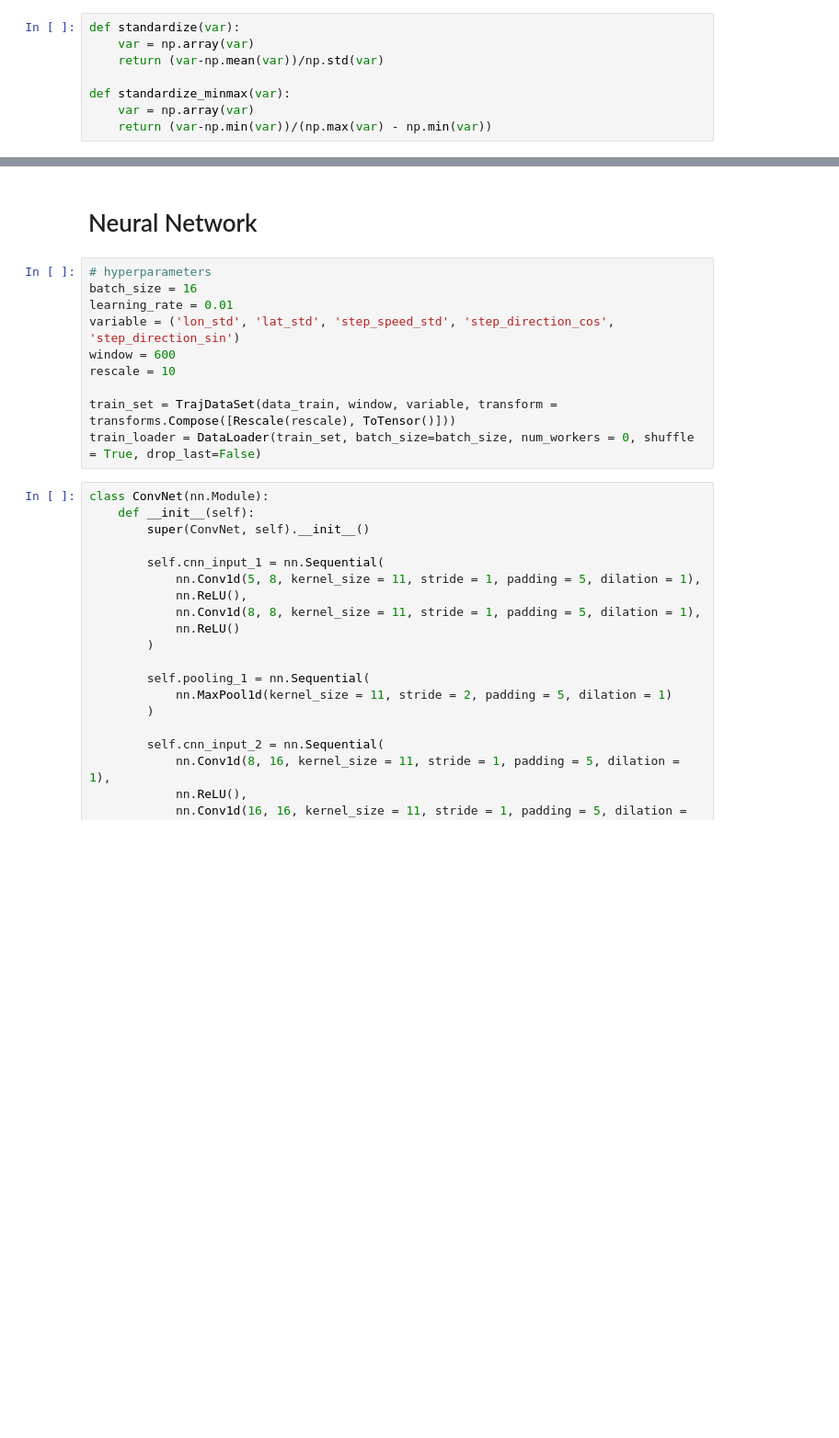
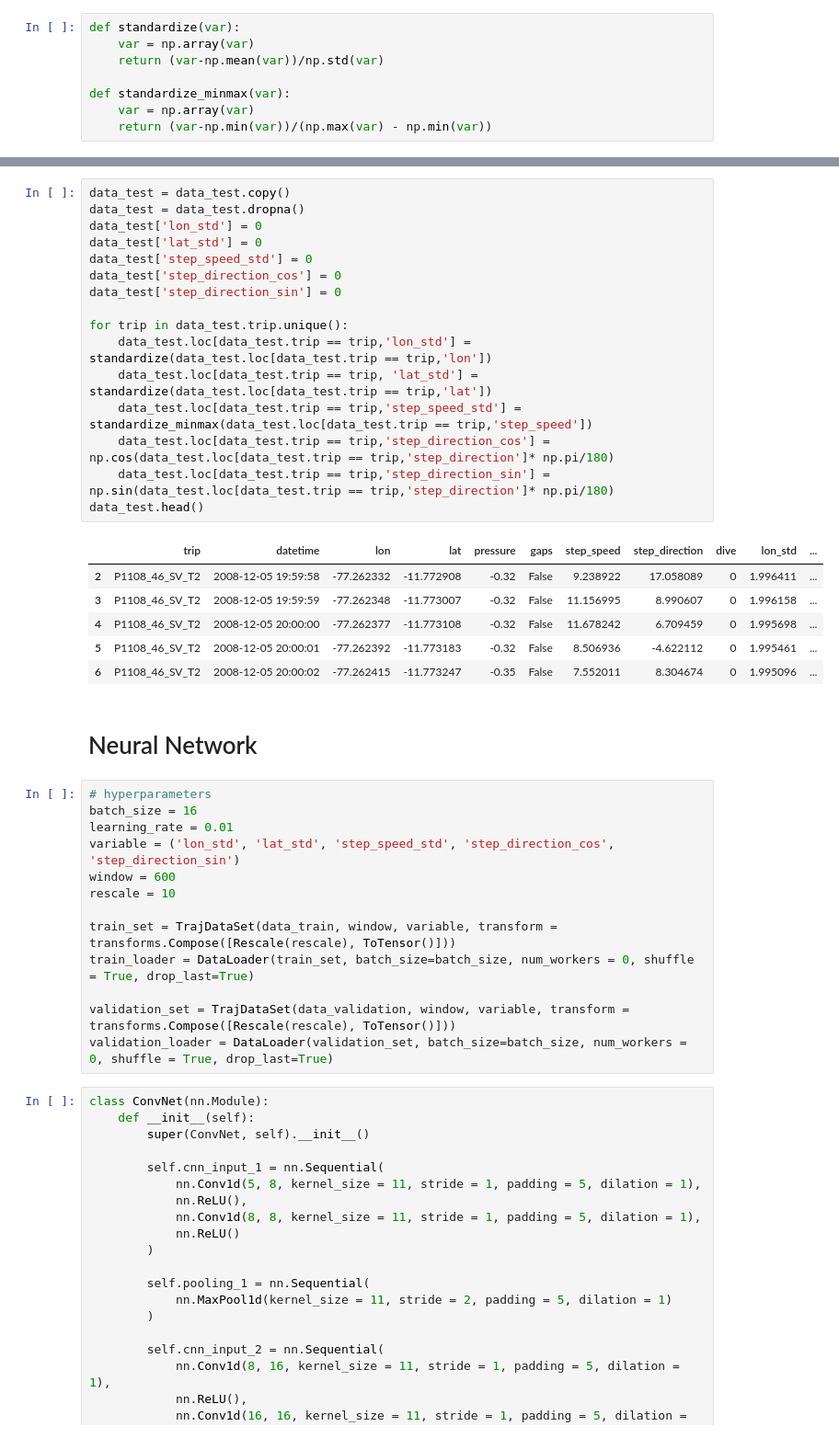
Before and after one commit to AmedeeRoy/BirdDL, a Jupyter notebook: dive_prediction_time_series_deep_network.ipynb, the cells around one changed output, grey strips where cells are left out. Shown at 92% size. Drawn from its saved outputs; the diff is of its cells as text; blank space fills up the shorter version.

```diff
--- a/dive_prediction_time_series_deep_network.ipynb
+++ b/dive_prediction_time_series_deep_network.ipynb
@@ -72,3 +95,26 @@ data_train.head()
+# %%
+data_test = data_test.copy()
+data_test = data_test.dropna()
+data_test['lon_std'] = 0
+data_test['lat_std'] = 0
+data_test['step_speed_std'] = 0
+data_test['step_direction_cos'] = 0
+data_test['step_direction_sin'] = 0
+
+for trip in data_test.trip.unique():
+    data_test.loc[data_test.trip == trip,'lon_std'] = standardize(data_test.loc[data_test.trip == trip,'lon'])
+    data_test.loc[data_test.trip == trip, 'lat_std'] = standardize(data_test.loc[data_test.trip == trip,'lat'])
+    data_test.loc[data_test.trip == trip,'step_speed_std'] = standardize_minmax(data_test.loc[data_test.trip == trip,'step_speed'])
+    data_test.loc[data_test.trip == trip,'step_direction_cos'] = np.cos(data_test.loc[data_test.trip == trip,'step_direction']* np.pi/180)
+    data_test.loc[data_test.trip == trip,'step_direction_sin'] = np.sin(data_test.loc[data_test.trip == trip,'step_direction']* np.pi/180)
+data_test.head()
+# %% [output]
+|  | trip | datetime | lon | lat | pressure | gaps | step_speed | step_direction | dive | lon_std | ... |
+| 2 | P1108_46_SV_T2 | 2008-12-05 19:59:58 | -77.262332 | -11.772908 | -0.32 | False | 9.238922 | 17.058089 | 0 | 1.996411 | ... |
+| 3 | P1108_46_SV_T2 | 2008-12-05 19:59:59 | -77.262348 | -11.773007 | -0.32 | False | 11.156995 | 8.990607 | 0 | 1.996158 | ... |
+| 4 | P1108_46_SV_T2 | 2008-12-05 20:00:00 | -77.262377 | -11.773108 | -0.32 | False | 11.678242 | 6.709459 | 0 | 1.995698 | ... |
+| 5 | P1108_46_SV_T2 | 2008-12-05 20:00:01 | -77.262392 | -11.773183 | -0.32 | False | 8.506936 | -4.622112 | 0 | 1.995461 | ... |
+| 6 | P1108_46_SV_T2 | 2008-12-05 20:00:02 | -77.262415 | -11.773247 | -0.35 | False | 7.552011 | 8.304674 | 0 | 1.995096 | ... |
 # %% [markdown]
 # Neural Network
 # %%
@@ -80,7 +126,10 @@ window = 600
 rescale = 10
 
 train_set = TrajDataSet(data_train, window, variable, transform = transforms.Compose([Rescale(rescale), ToTensor()]))
-train_loader = DataLoader(train_set, batch_size=batch_size, num_workers = 0, shuffle = True, drop_last=False)
+train_loader = DataLoader(train_set, batch_size=batch_size, num_workers = 0, shuffle = True, drop_last=True)
+
+validation_set = TrajDataSet(data_validation, window, variable, transform = transforms.Compose([Rescale(rescale), ToTensor()]))
+validation_loader = DataLoader(validation_set, batch_size=batch_size, num_workers = 0, shuffle = True, drop_last=True)
 # %%
 class ConvNet(nn.Module):
     def __init__(self):
```
Also changed, not shown: parts of 16 cells of this notebook.
